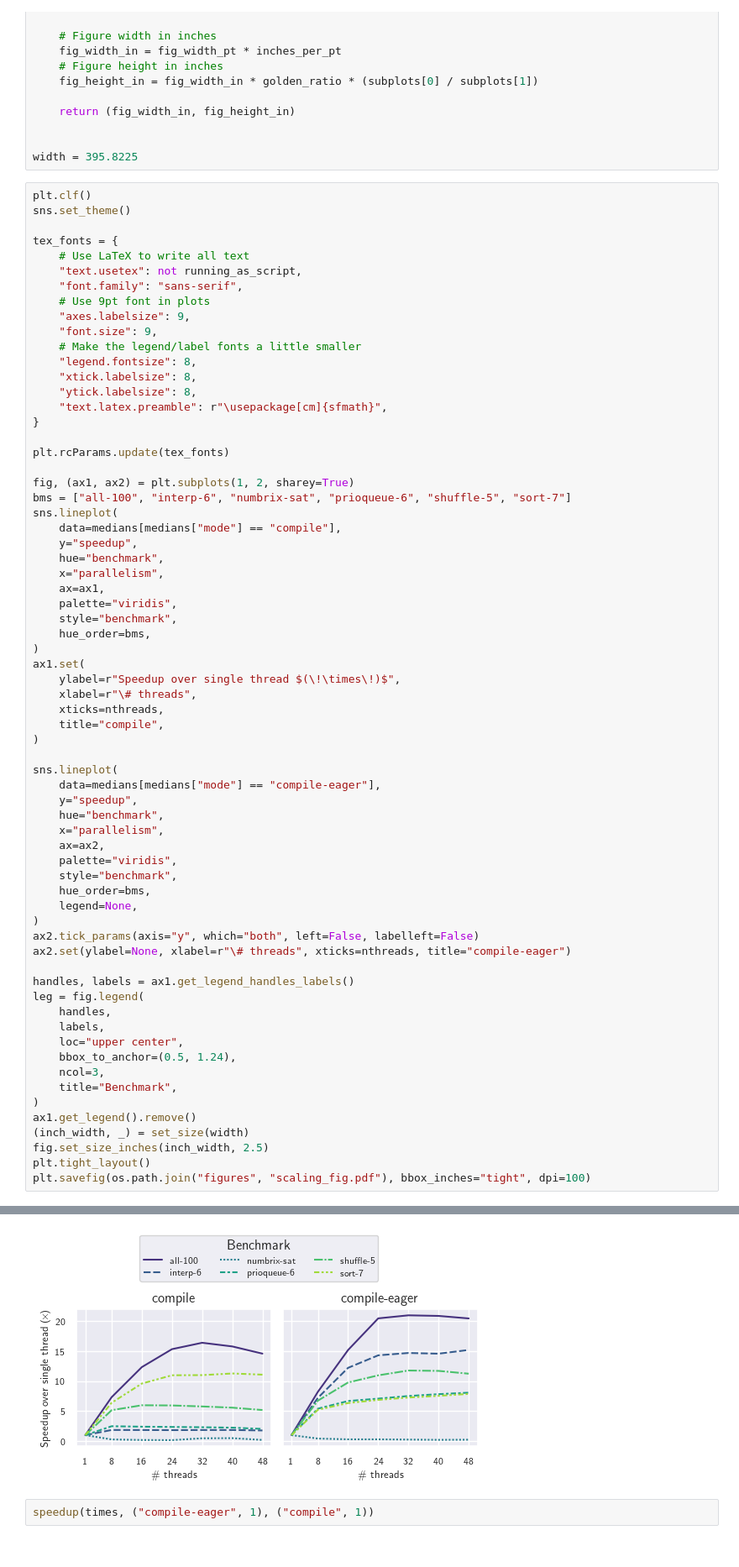
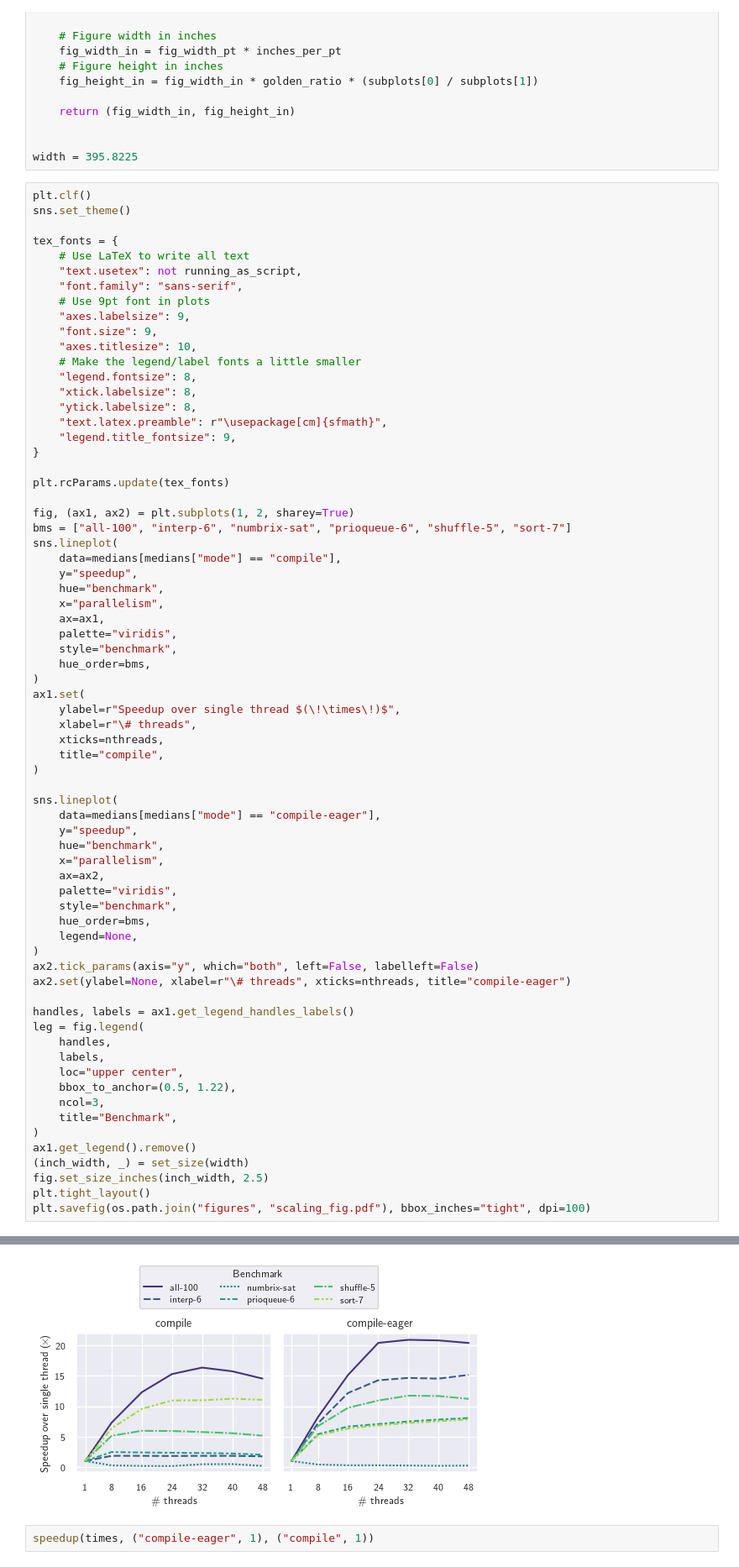
Before and after one commit to aaronbembenek/making-formulog-fast, a Jupyter notebook: paper-results/scaling/scaling_analysis.ipynb, the cells around one changed output, grey strips where cells are left out. Shown: that part at 84% size. Drawn from its saved outputs; the diff is of its cells as text.

```diff
--- a/paper-results/scaling/scaling_analysis.ipynb
+++ b/paper-results/scaling/scaling_analysis.ipynb
@@ -349,11 +349,13 @@ tex_fonts = {
     # Use 9pt font in plots
     "axes.labelsize": 9,
     "font.size": 9,
+    "axes.titlesize": 10,
     # Make the legend/label fonts a little smaller
     "legend.fontsize": 8,
     "xtick.labelsize": 8,
     "ytick.labelsize": 8,
     "text.latex.preamble": r"\usepackage[cm]{sfmath}",
+    "legend.title_fontsize": 9,
 }
 
 plt.rcParams.update(tex_fonts)
@@ -379,35 +381,35 @@ ax1.set(
 
 sns.lineplot(
     data=medians[medians["mode"] == "compile-eager"],
     y="speedup",
     hue="benchmark",
     x="parallelism",
     ax=ax2,
     palette="viridis",
     style="benchmark",
     hue_order=bms,
     legend=None,
 )
 ax2.tick_params(axis="y", which="both", left=False, labelleft=False)
 ax2.set(ylabel=None, xlabel=r"\# threads", xticks=nthreads, title="compile-eager")
 
 handles, labels = ax1.get_legend_handles_labels()
 leg = fig.legend(
     handles,
     labels,
     loc="upper center",
-    bbox_to_anchor=(0.5, 1.24),
+    bbox_to_anchor=(0.5, 1.22),
     ncol=3,
     title="Benchmark",
 )
 ax1.get_legend().remove()
 (inch_width, _) = set_size(width)
 fig.set_size_inches(inch_width, 2.5)
 plt.tight_layout()
 plt.savefig(os.path.join("figures", "scaling_fig.pdf"), bbox_inches="tight", dpi=100)
 # %% [output]
 <Figure size 640x480 with 0 Axes>
-[figure, old version]
+[figure, new version]
 # %%
 speedup(times, ("compile-eager", 1), ("compile", 1))
 # %% [output]
```
Also changed, not shown: parts of 1 cell of this notebook, 2 other files.
